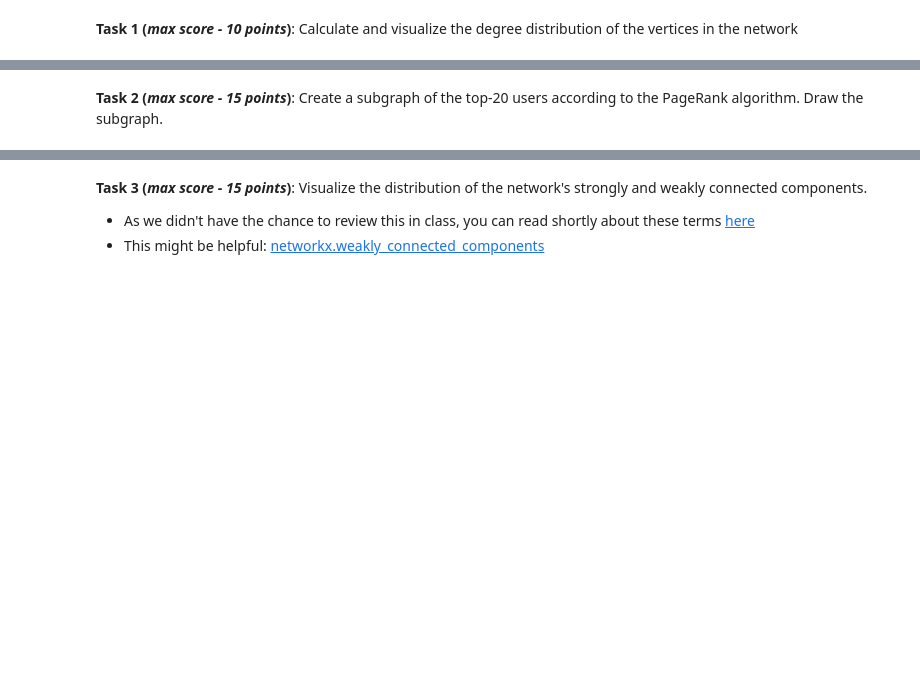
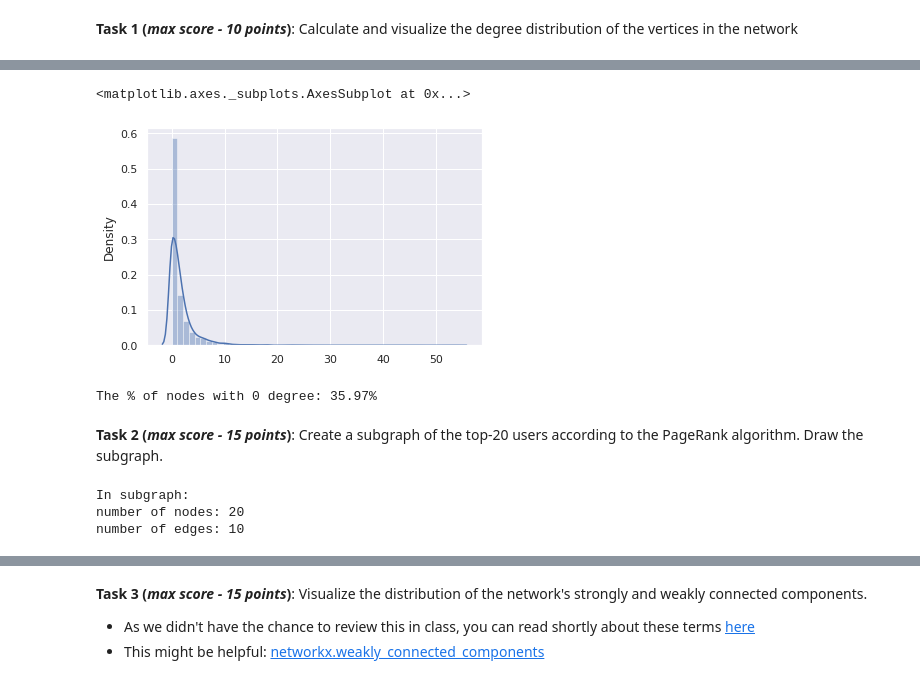
Before and after one commit to tansla/HWs_git, a Jupyter notebook: CNA_HW_Tatiana.ipynb, the cells around one changed output, grey strips where cells are left out. Cells and saved outputs as stored; diff of their text form; code cells hidden in the pictures; blank space fills up the shorter version.

```diff
--- a/CNA_HW_Tatiana.ipynb
+++ b/CNA_HW_Tatiana.ipynb
@@ -68,3 +87,8 @@ def sgraph2nxgraph(sgraph, is_directed=True, add_vertices_attributes=True, add_e
     return nx_g
 # %% [markdown]
 **Task 1 (_max score - 10 points_)**: Calculate and visualize the degree distribution of the vertices in the network
+# %%
+nx_g = sgraph2nxgraph(g)
+# %%
+d = nx_g.degree()
+list(dict(d).items())[:20]
@@ -70,0 +116,8 @@ def sgraph2nxgraph(sgraph, is_directed=True, add_vertices_attributes=True, add_e
+# %%
+import seaborn as sns
+%matplotlib inline
+sns.set()
+sns.distplot([v for v in dict(d).values()])
+# %% [output]
+<matplotlib.axes._subplots.AxesSubplot at 0x...>
+[figure, added]
@@ -71,2 +130,25 @@ def sgraph2nxgraph(sgraph, is_directed=True, add_vertices_attributes=True, add_e
+# %%
+print(f'The % of nodes with 0 degree: {len(degrees[degrees==0])/ len(degrees):.2%}')
+# %% [output]
+The % of nodes with 0 degree: 35.97%
 # %% [markdown]
 **Task 2 (_max score - 15 points_)**: Create a subgraph of the top-20 users according to the PageRank algorithm. Draw the subgraph.
+# %%
+#According to PageRank:
+
+d = nx.pagerank(nx_g)
+selected_nodes_list = sorted(d, key=d.get, reverse=True)[:20]
+h = nx_g.subgraph(selected_nodes_list)
+print('In subgraph:')
+print('number of nodes:', h.number_of_nodes())
+print('number of edges:', h.number_of_edges())
+
+#import operator
+#print(nx_g.number_of_nodes())
+#print(nx_g.number_of_edges())
+#max(dict(d).items(), key=operator.itemgetter(1))
+# sorted(d, key=d.get, reverse=True)[:20]
+# %% [output]
+In subgraph:
+number of nodes: 20
+number of edges: 10
```
Also changed, not shown: parts of 18 cells of this notebook.
